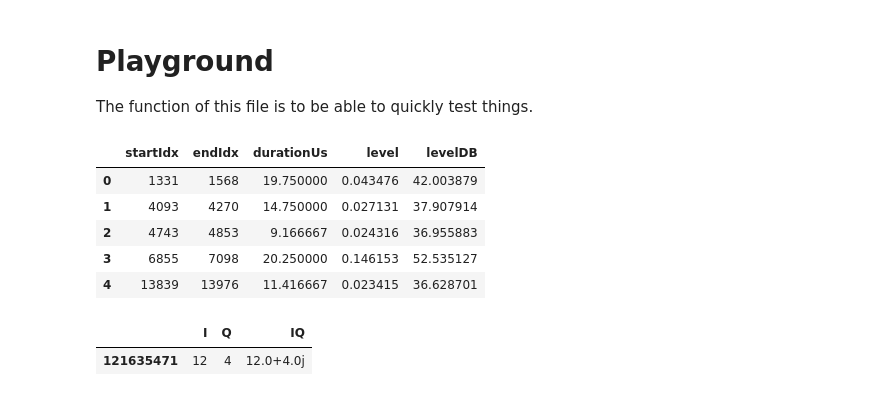
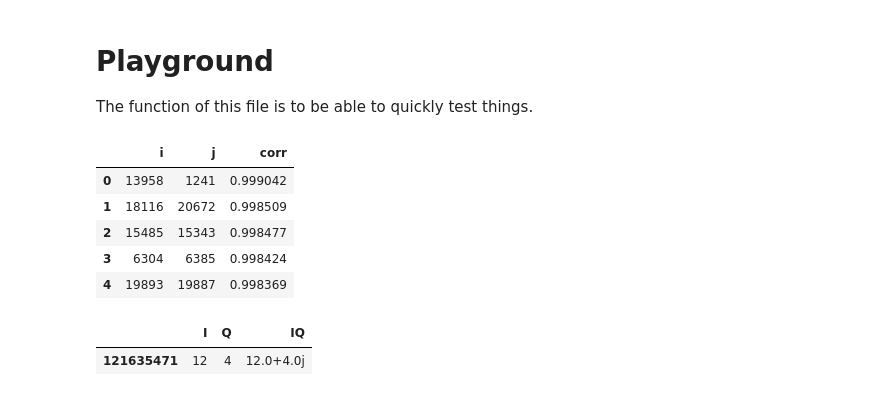
Before and after one commit to ingframin/StratosenseHackaton2024, a Jupyter notebook: PacketFingerprinting/playground.ipynb, the cells around one changed output. Drawn from its saved outputs; the diff is of its cells as text; code cells hidden in the pictures.

```diff
--- a/PacketFingerprinting/playground.ipynb
+++ b/PacketFingerprinting/playground.ipynb
@@ -10,16 +10,16 @@ import pandas as pd
 # %%
 df = pd.read_csv('Dataset/Training/1030_IQ_10s_FRA_1_triplets.csv.gz',index_col=0)
 df.head()
 
-detections = pd.read_csv('Dataset/Training/1030_IQ_10s_FRA_1_detections.csv.gz',index_col=0)
+detections = pd.read_csv('Dataset/Validation/1030_IQ_10s_FRA_2_correlation.csv.gz')
 detections.head()
 # %% [output]
-|  | startIdx | endIdx | durationUs | level | levelDB |
-| 0 | 1331 | 1568 | 19.750000 | 0.043476 | 42.003879 |
-| 1 | 4093 | 4270 | 14.750000 | 0.027131 | 37.907914 |
-| 2 | 4743 | 4853 | 9.166667 | 0.024316 | 36.955883 |
-| 3 | 6855 | 7098 | 20.250000 | 0.146153 | 52.535127 |
-| 4 | 13839 | 13976 | 11.416667 | 0.023415 | 36.628701 |
+|  | i | j | corr |
+| 0 | 13958 | 1241 | 0.999042 |
+| 1 | 18116 | 20672 | 0.998509 |
+| 2 | 15485 | 15343 | 0.998477 |
+| 3 | 6304 | 6385 | 0.998424 |
+| 4 | 19893 | 19887 | 0.998369 |
 # %%
 file = 'Dataset/Training/1030_IQ_10s_FRA_1.bin'
 #file = 'data/1090_IQ_10s_FRA_1.bin'
```
Also changed, not shown: parts of 5 cells of this notebook, 40 other files.
